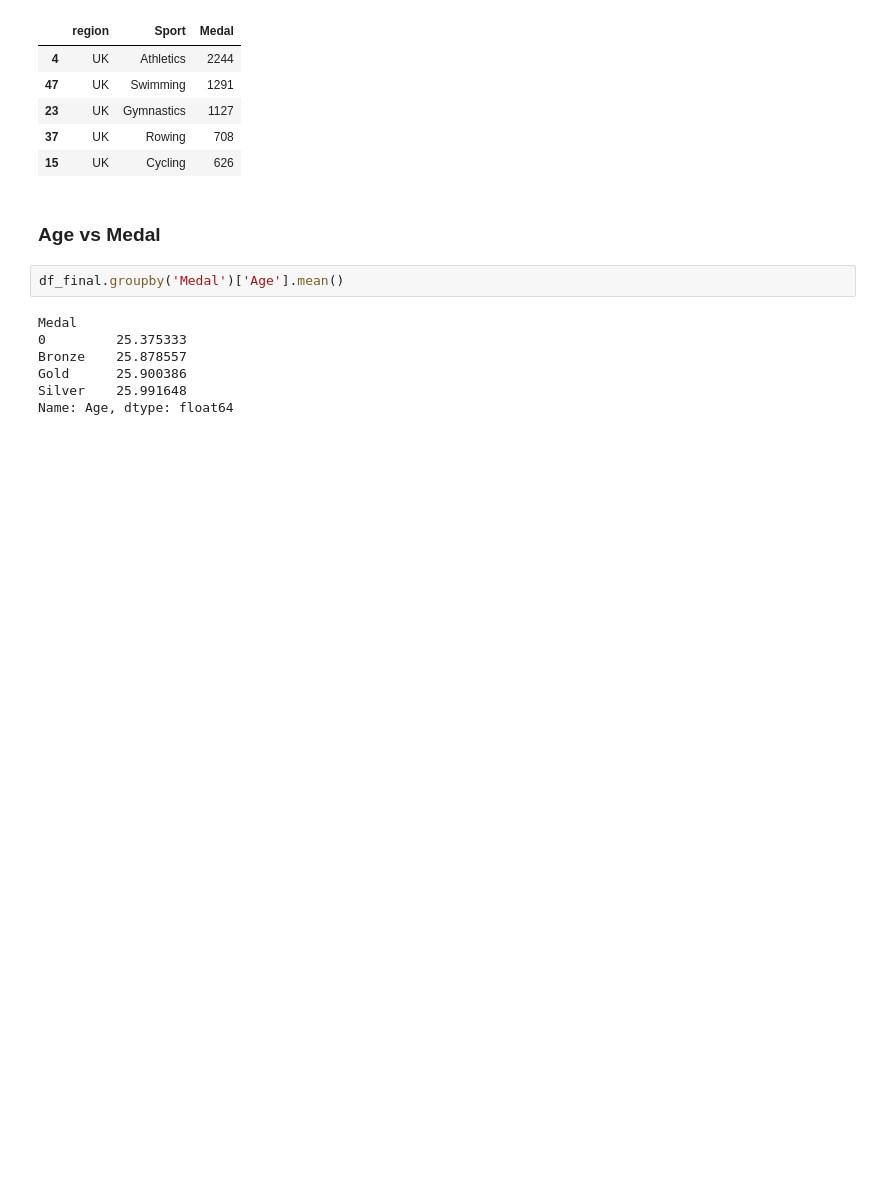
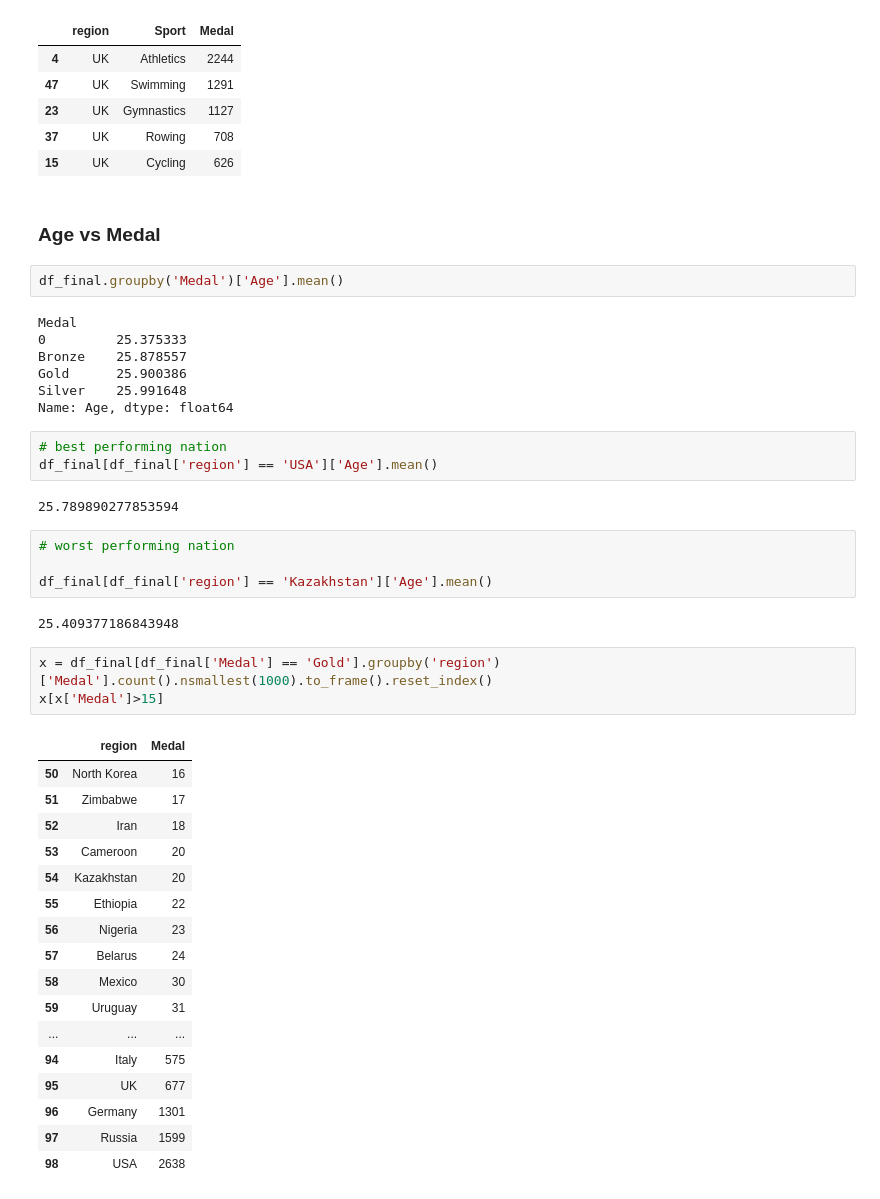
Before and after one commit to Sahil-987/Olympic-Dataset-Analysis, a Jupyter notebook: main.ipynb, the cells around one changed output. Saved outputs shown, nothing was run; the diff lists cells and outputs as text; blank space fills up the shorter version.

```diff
--- a/main.ipynb
+++ b/main.ipynb
@@ -738,3 +738,35 @@ Bronze    25.878557
 Gold      25.900386
 Silver    25.991648
 Name: Age, dtype: float64
+# %%
+# best performing nation
+df_final[df_final['region'] == 'USA']['Age'].mean()
+# %% [output]
+25.789890277853594
+# %%
+# worst performing nation
+
+df_final[df_final['region'] == 'Kazakhstan']['Age'].mean()
+# %% [output]
+25.409377186843948
+# %%
+x = df_final[df_final['Medal'] == 'Gold'].groupby('region')['Medal'].count().nsmallest(1000).to_frame().reset_index()
+x[x['Medal']>15]
+# %% [output]
+|  | region | Medal |
+| 50 | North Korea | 16 |
+| 51 | Zimbabwe | 17 |
+| 52 | Iran | 18 |
+| 53 | Cameroon | 20 |
+| 54 | Kazakhstan | 20 |
+| 55 | Ethiopia | 22 |
+| 56 | Nigeria | 23 |
+| 57 | Belarus | 24 |
+| 58 | Mexico | 30 |
+| 59 | Uruguay | 31 |
+| ... | ... | ... |
+| 94 | Italy | 575 |
+| 95 | UK | 677 |
+| 96 | Germany | 1301 |
+| 97 | Russia | 1599 |
+| 98 | USA | 2638 |
```
